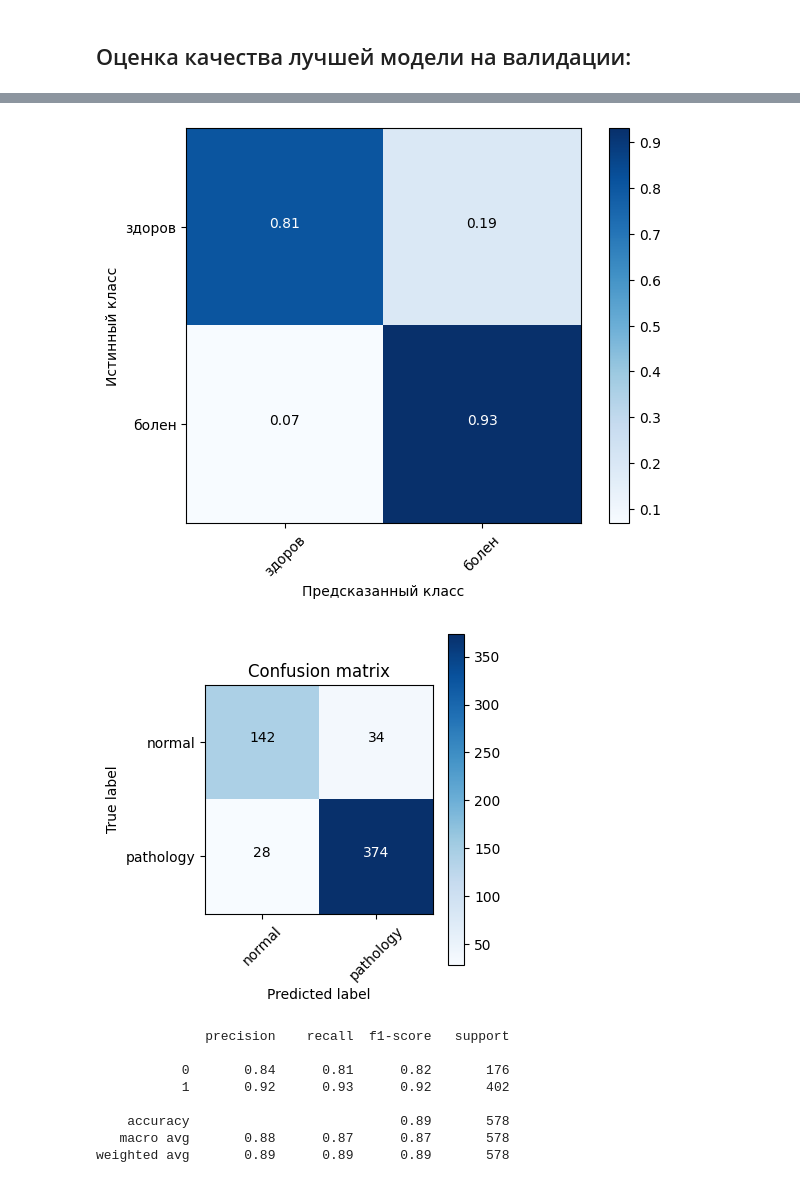
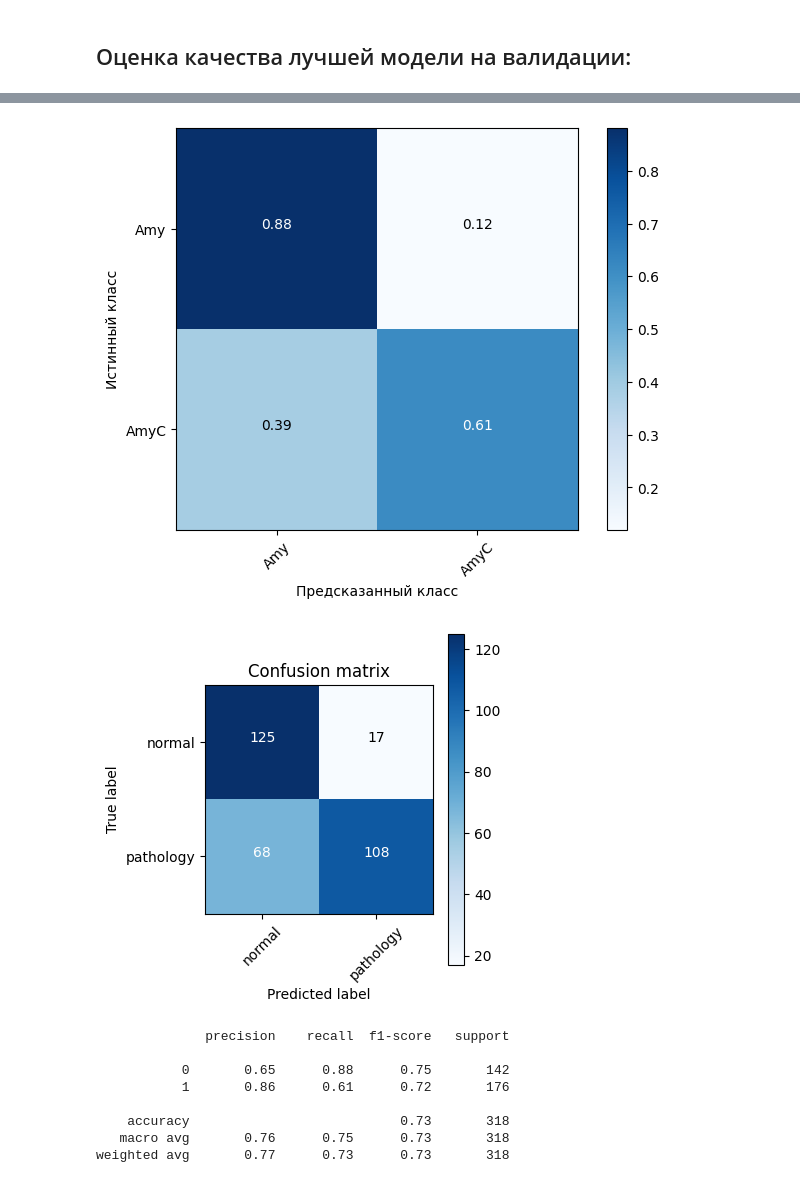
Before and after one commit to Koldim2001/ML_DL_research_VECG, a Jupyter notebook: DL_pointcloud/classifier_pointnet_train.ipynb, the cells around one changed output, grey strips where cells are left out. Saved outputs shown, nothing was run; the diff lists cells and outputs as text; code cells hidden in the pictures.

```diff
--- a/DL_pointcloud/classifier_pointnet_train.ipynb
+++ b/DL_pointcloud/classifier_pointnet_train.ipynb
@@ -34,7 +34,7 @@ torch.backends.cudnn.deterministic = True
 # %% [markdown]
 Демонстрация нормализации (StandardScaler) исходных облаков точек:
 # %%
-file_path = 'final_pointcloud_dataset/train/00002_period_3.csv'
+file_path = 'final_pointcloud_dataset/train/Amy1_period_4.csv'
 file_path_normalized = 'final_pointcloud_dataset_normalized/train/00002_period_3_normalized.csv'
 
 print('Исходное облако точек:')
@@ -42,12 +42,5 @@ print('Исходное облако точек:')
 df = pd.read_csv(file_path)
 point_cloud_array = df[['x', 'y', 'z']].values
 pcshow(*point_cloud_array.T)
-
-
-print('Нормализованное облако точек:')
-# Чтение CSV-файла
-df_normalized = pd.read_csv(file_path_normalized)
-point_cloud_array = df_normalized[['x', 'y', 'z']].values
-pcshow(*point_cloud_array.T)
 # %% [output]
 Исходное облако точек:
@@ -169,7 +161,7 @@ class PointCloudData(Dataset):
 
         self.df_gt = pd.read_csv(f"{root}/{subset_type}/ground_truth.csv", index_col=0)
 
-        self.df_gt['class'] = self.df_gt['EF'].apply(lambda x: 1 if x < 50 else 0)
+        self.df_gt['class'] = self.df_gt['Ill']
 
         self.csv_paths = glob(f"{root}/{subset_type}/*.csv")
         self.csv_paths = [path for path in self.csv_paths if path != f"{root}/{subset_type}\\ground_truth.csv"]
@@ -669,22 +730,22 @@ def plot_confusion_matrix_new(cm, classes=['здоров','болен'], normali
     plt.xlabel('Предсказанный класс')
 # %%
 cm = confusion_matrix(all_labels, all_preds)
-plot_confusion_matrix_new(cm, classes=['здоров','болен'], normalize=True, title='')
+plot_confusion_matrix_new(cm, classes=['Amy','AmyC'], normalize=True, title='')
 
 plt.figure(figsize=(4,4))
 plot_confusion_matrix(cm, list(classes.keys()), normalize=False)
 # %% [output]
-[figure, old version]
+[figure, new version]
-[figure, old version]
+[figure, new version]
 # %%
 from sklearn.metrics import confusion_matrix, classification_report
 print(classification_report(all_labels, all_preds))
 # %% [output]
               precision    recall  f1-score   support
 
-           0       0.84      0.81      0.82       176
-           1       0.92      0.93      0.92       402
+           0       0.65      0.88      0.75       142
+           1       0.86      0.61      0.72       176
 
-    accuracy                           0.89       578
-   macro avg       0.88      0.87      0.87       578
-weighted avg       0.89      0.89      0.89       578
+    accuracy                           0.73       318
+   macro avg       0.76      0.75      0.73       318
+weighted avg       0.77      0.73      0.73       318
```
Also changed, not shown: parts of 16 cells of this notebook, 4 other files.
